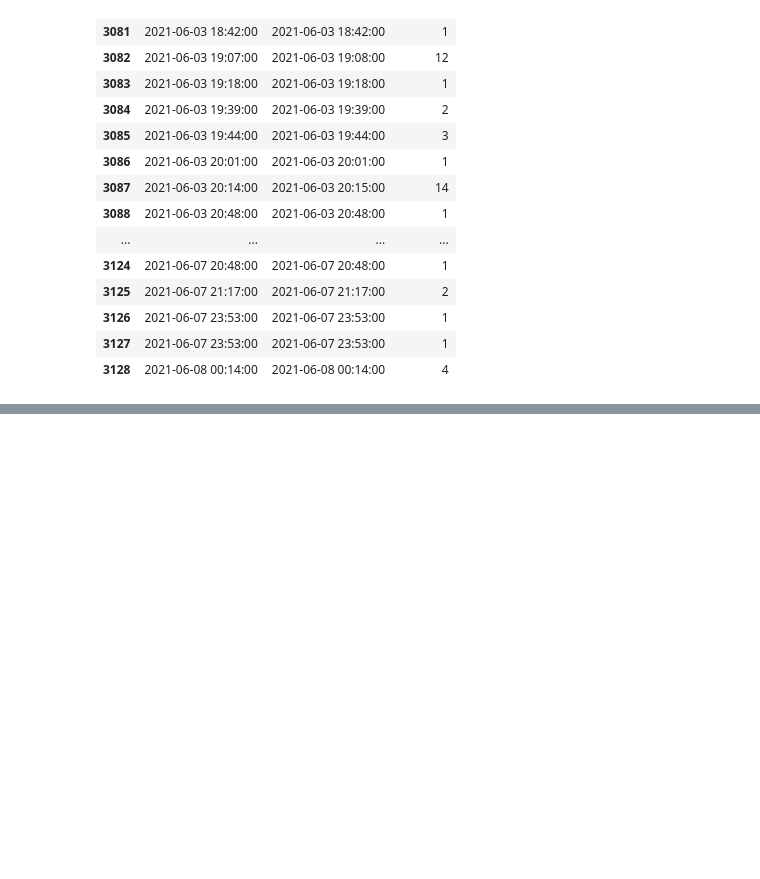
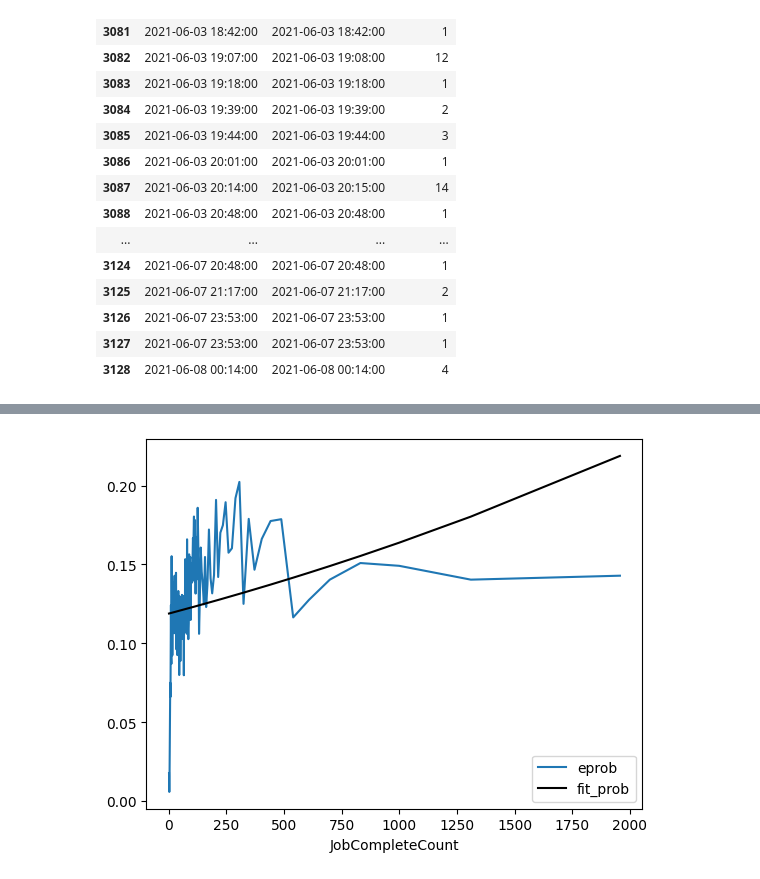
Before and after one commit to nss-data-science-cohort-8/accre-mashed-potatoes, a Jupyter notebook: notebooks/Data Exploration CE5.ipynb, the cells around one changed output, grey strips where cells are left out. Saved outputs shown, nothing was run; the diff lists cells and outputs as text; code cells hidden in the pictures; blank space fills up the shorter version.

```diff
--- a/notebooks/Data Exploration CE5.ipynb
+++ b/notebooks/Data Exploration CE5.ipynb
@@ -1816,0 +1751,3 @@ fit_df.plot(x = 'JobCompleteCount',
+# %%
+larger_ce_acre_merge_df['isFailure'] = [1 if x > 0 else 0 for x in list(larger_ce_acre_merge_df['COUNTS'])]
+larger_ce_acre_merge_df
@@ -1816,0 +1835,15 @@ fit_df.plot(x = 'JobCompleteCount',
+# %%
+large_jb_summary = (
+    larger_ce_acre_merge_df
+    .assign(group = pd.qcut(larger_ce_acre_merge_df['JobCompleteCount'],
+                            q = 150,
+                            duplicates = 'drop'))
+    .groupby('group',observed = False )
+    [['JobCompleteCount', 'isFailure']]
+    .mean()
+    .reset_index()
+    .rename(columns = {'isFailure': 'eprob'})
+)
+
+large_jb_summary['fit_prob'] = large_job_fail_log.predict(large_jb_summary[['JobCompleteCount']])
+large_jb_summary
@@ -1816,0 +1864,7 @@ fit_df.plot(x = 'JobCompleteCount',
+# %%
+ax = large_jb_summary.plot(x = 'JobCompleteCount', y = 'eprob')
+large_jb_summary.plot(x = 'JobCompleteCount', y = 'fit_prob',
+                color = 'black',
+                ax = ax);
+# %% [output]
+[figure, added]
```
Also changed, not shown: parts of 101 cells of this notebook.
